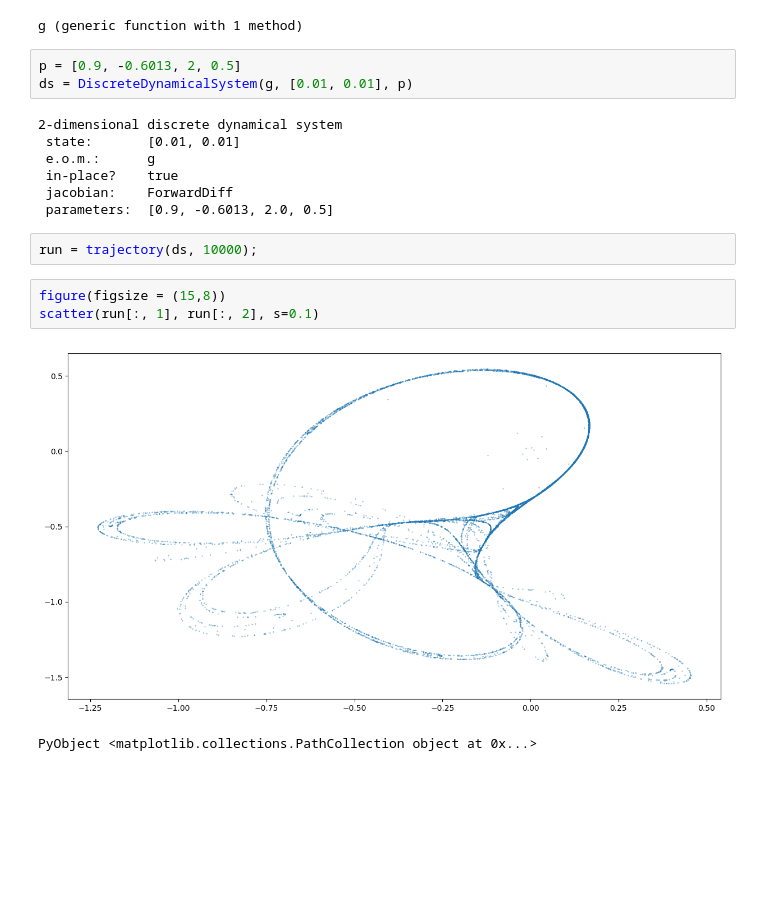
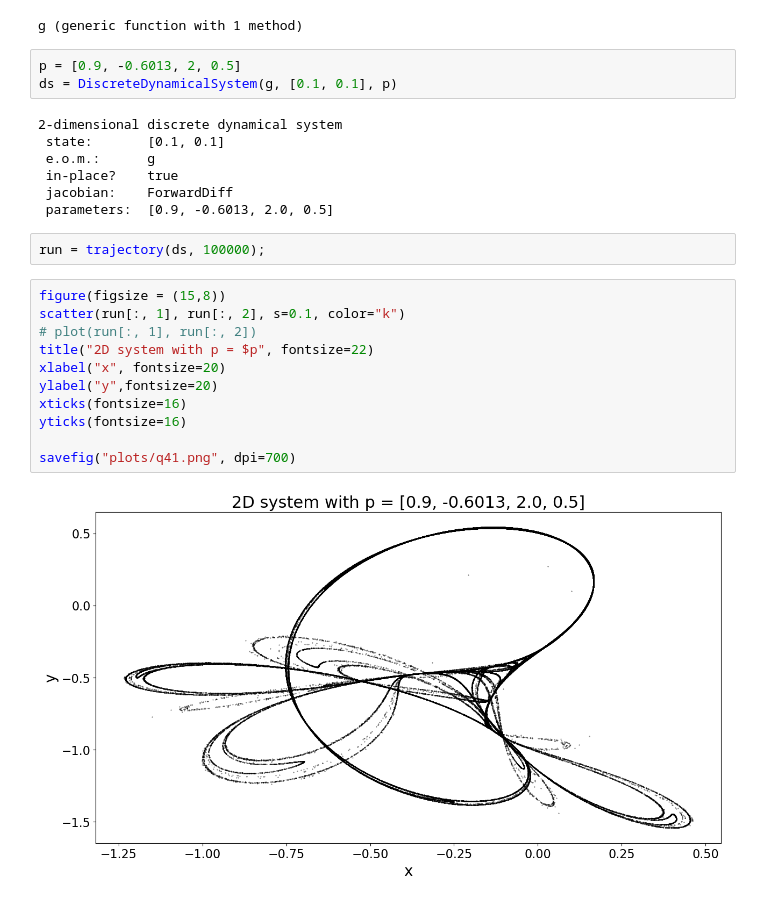
Before and after one commit to szhydkov/ma998, a Jupyter notebook: ODEs.ipynb, the cells around one changed output. Saved outputs shown, nothing was run; the diff lists cells and outputs as text; blank space fills up the shorter version.

```diff
--- a/ODEs.ipynb
+++ b/ODEs.ipynb
@@ -105,21 +107,28 @@ end
 g (generic function with 1 method)
 # %%
 p = [0.9, -0.6013, 2, 0.5]
-ds = DiscreteDynamicalSystem(g, [0.01, 0.01], p)
+ds = DiscreteDynamicalSystem(g, [0.1, 0.1], p)
 # %% [output]
 2-dimensional discrete dynamical system
- state:       [0.01, 0.01]
+ state:       [0.1, 0.1]
  e.o.m.:      g
  in-place?    true
  jacobian:    ForwardDiff
  parameters:  [0.9, -0.6013, 2.0, 0.5]
 # %%
-run = trajectory(ds, 10000);
+run = trajectory(ds, 100000);
-# %%
-figure(figsize = (15,8))
-scatter(run[:, 1], run[:, 2], s=0.1)
-# %% [output]
-[figure, removed]
-PyObject <matplotlib.collections.PathCollection object at 0x...>
+# %%
+figure(figsize = (15,8))
+scatter(run[:, 1], run[:, 2], s=0.1, color="k")
+# plot(run[:, 1], run[:, 2])
+title("2D system with p = $p", fontsize=22)
+xlabel("x", fontsize=20)
+ylabel("y",fontsize=20)
+xticks(fontsize=16)
+yticks(fontsize=16)
+
+savefig("plots/q41.png", dpi=700)
+# %% [output]
+[figure, added]
 # %%
 p2 = [0.3, 0.6, 2, 0.27]
```
Also changed, not shown: parts of 12 cells of this notebook, 23 other files.
